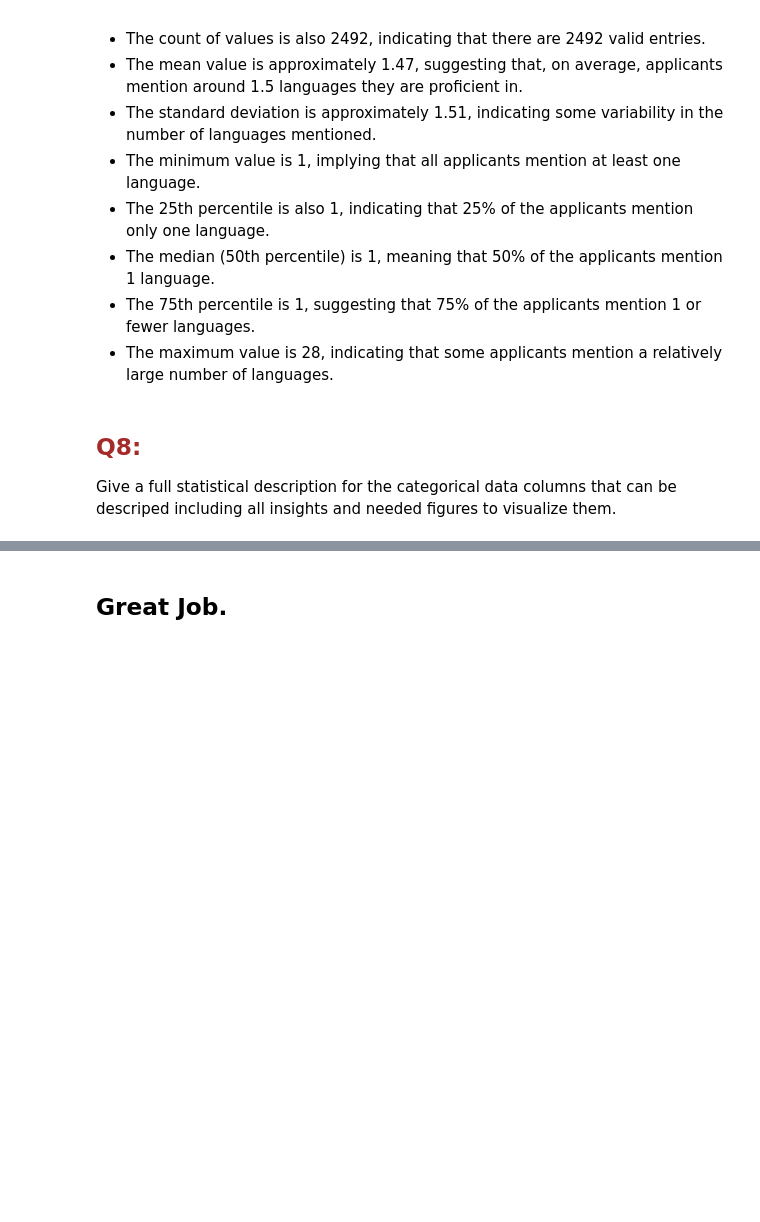
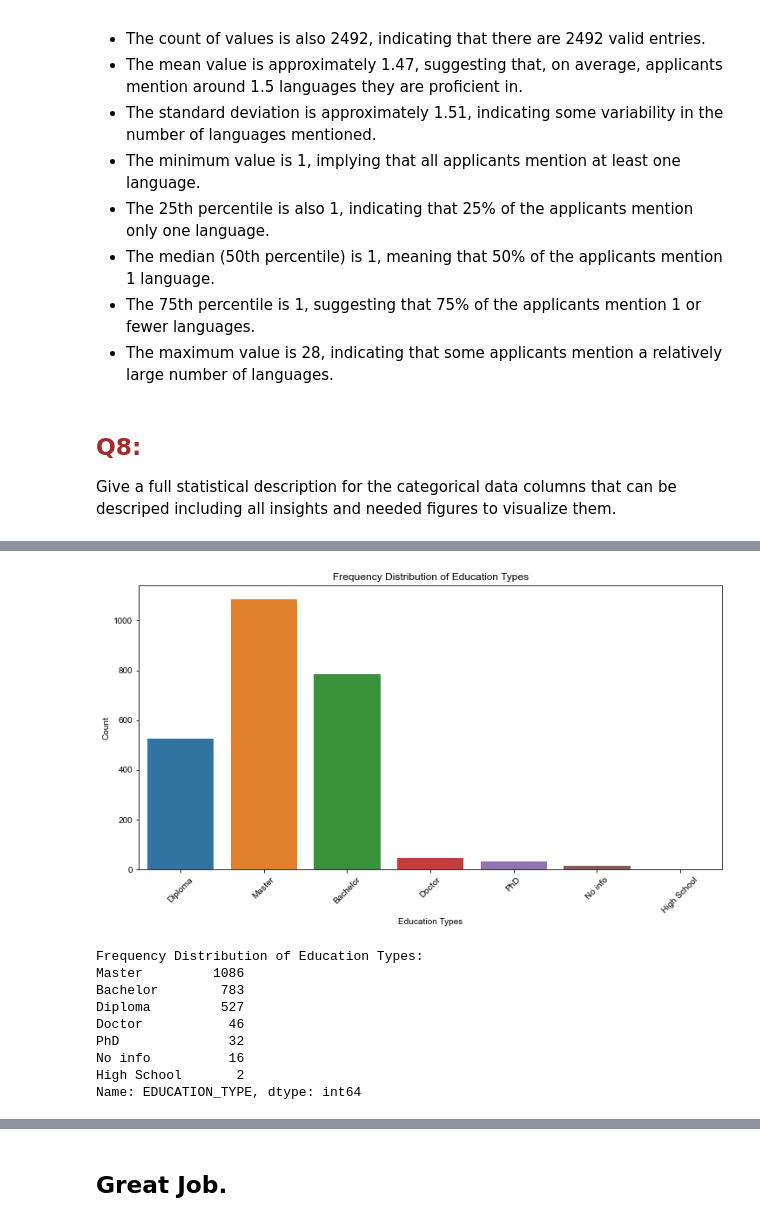
Before and after one commit to MsDiala/TAUE, a Jupyter notebook: Data_Science_Advanced/First_AI_Project/Task2_QA.ipynb, the cells around one changed output, grey strips where cells are left out. Cells and saved outputs as stored; diff of their text form; code cells hidden in the pictures; blank space fills up the shorter version.

```diff
--- a/Data_Science_Advanced/First_AI_Project/Task2_QA.ipynb
+++ b/Data_Science_Advanced/First_AI_Project/Task2_QA.ipynb
@@ -722,0 +626,27 @@ dtype: object
+# %%
+# Frequency Distribution of Education Types
+education_type_counts = df['EDUCATION_TYPE'].value_counts()
+
+# Plotting the frequency distribution of education types
+plt.figure(figsize=(12, 6))
+sns.countplot(data=df, x='EDUCATION_TYPE')
+plt.title('Frequency Distribution of Education Types')
+plt.xlabel('Education Types')
+plt.ylabel('Count')
+plt.xticks(rotation=45)
+plt.show()
+
+# Printing the frequency distribution of education types
+print("Frequency Distribution of Education Types:")
+print(education_type_counts)
+# %% [output]
+[figure, added]
+Frequency Distribution of Education Types:
+Master         1086
+Bachelor        783
+Diploma         527
+Doctor           46
+PhD              32
+No info          16
+High School       2
+Name: EDUCATION_TYPE, dtype: int64
```
Also changed, not shown: parts of 22 cells of this notebook.
